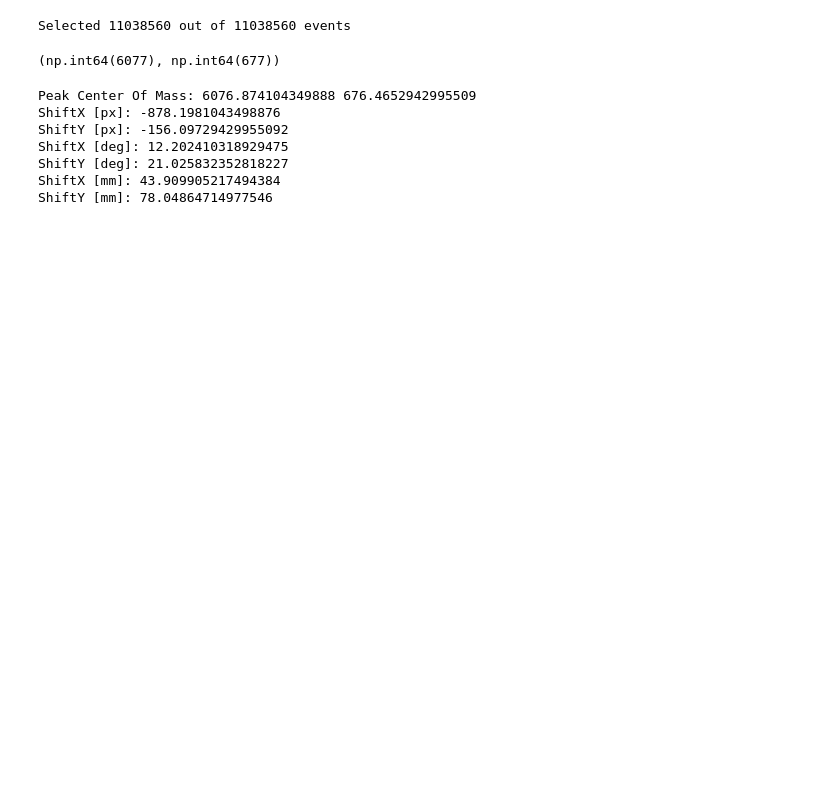
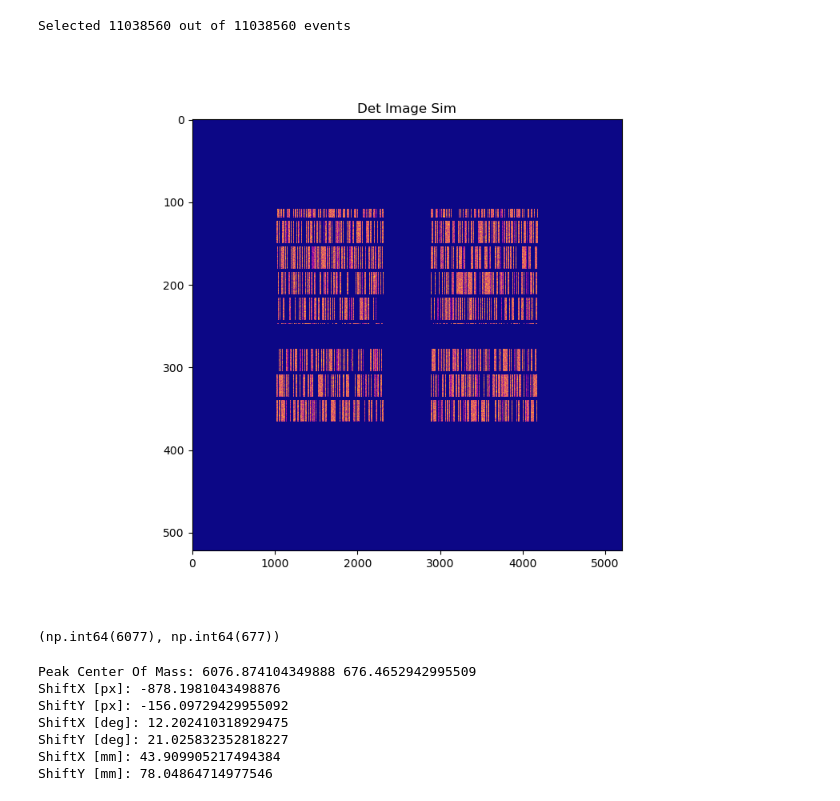
Before and after one commit to yuri-evangelista/CodedMasks, a Jupyter notebook: mask_050_1040x17/test_iros_psf_rec_newvignetting.ipynb, the cells around one changed output. Saved outputs shown, nothing was run; the diff lists cells and outputs as text; code cells hidden in the pictures; blank space fills up the shorter version.

```diff
--- a/mask_050_1040x17/test_iros_psf_rec_newvignetting.ipynb
+++ b/mask_050_1040x17/test_iros_psf_rec_newvignetting.ipynb
@@ -122,20 +121,26 @@ filein = r"F:\CodedMasks\Simulations\scox1_nocxb_2-50keV_mask_050_1040x17_10ks_i
 # %%
 from mask_utils.other_utils import filter_source
 from mask_utils.other_utils import filter_energy
 
 det, hdet0, hdet1 = read_fits_events(filein, header0=True, header1=True, verbose=False)
 
 ra, dec = 244.979705810547, -15.6400995254517 #Sco X-1
 #ra, dec = 270.284790039063, -25.0774002075195 #GX 5-1
 
 det = filter_source(det, ra, dec, verbose=True)
 #det = filter_energy(det, 2.0, 5.0, verbose=True)
 
 xedges, yedges = get_detimage_edges(ELXDIM, ELYDIM, ELXN, ELYN)
 #Computes detector image
 detimagesim = get_detimage(det, xedges, yedges) * bulk
+
+plt.figure(figsize=(9, 7))
+plt.title("Det Image Sim")
+plt.imshow(detimagesim.T, cmap=cm.plasma,  interpolation='nearest', aspect=ELYDIM/ELXDIM)
+plt.show()
 # %% [output]
 Selected 11038560 out of 11038560 events
+[figure, added]
 # %%
 skysim = decode(detimagesim, rmatrix, bulk)
 
```
Also changed, not shown: parts of 6 cells of this notebook.
